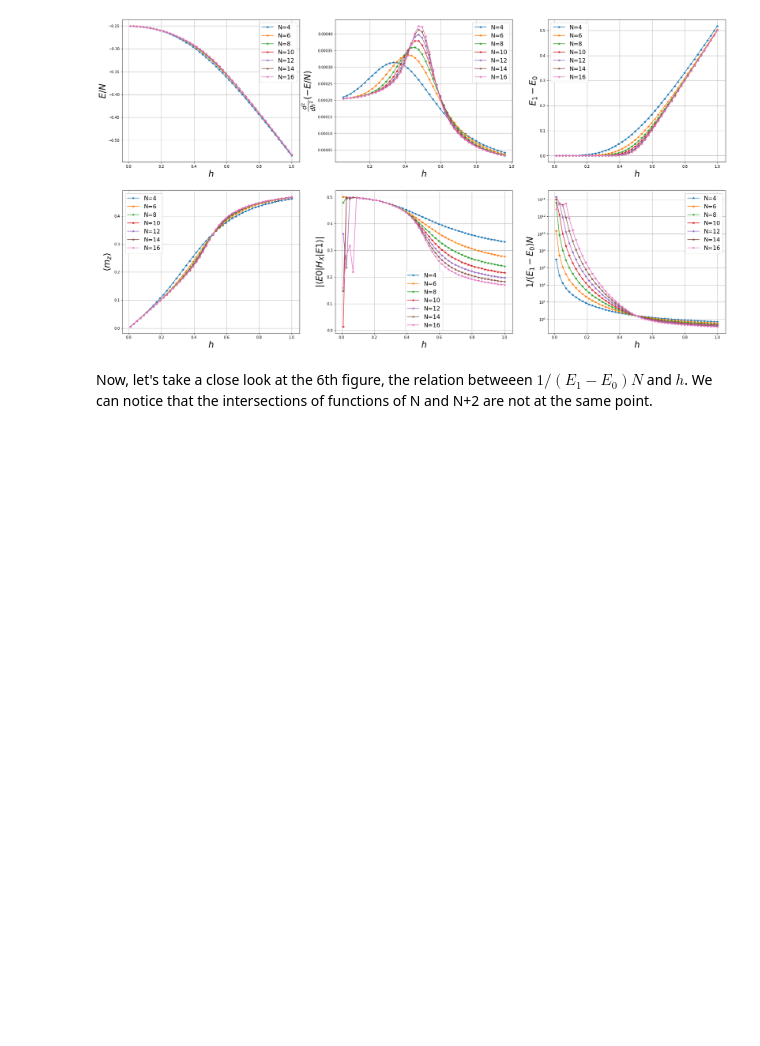
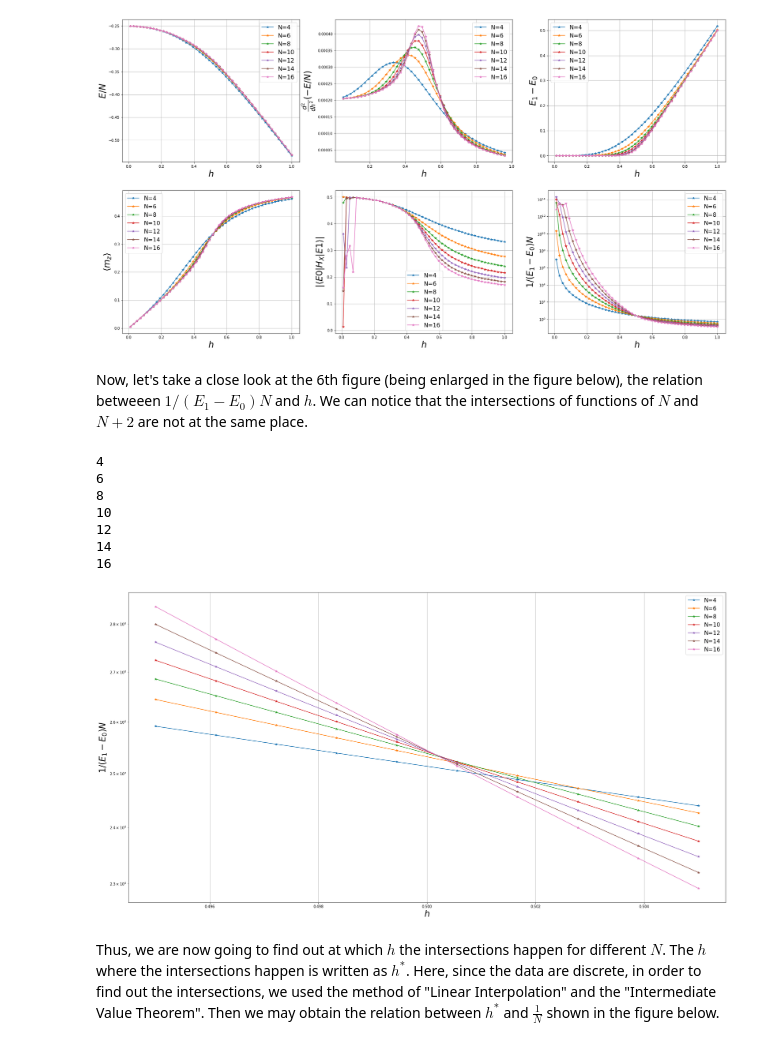
Before and after one commit to kou-yuu-ki/Final-Project-of-Computational-Physics, a Jupyter notebook: First Part__TFIM__The Effect of Various External Bz on its Magnetic Properties.ipynb, the cells around one changed output. Cells and saved outputs as stored; diff of their text form; code cells hidden in the pictures; blank space fills up the shorter version.

```diff
--- a/First Part__TFIM__The Effect of Various External Bz on its Magnetic Properties.ipynb
+++ b/First Part__TFIM__The Effect of Various External Bz on its Magnetic Properties.ipynb
@@ -159,4 +159,45 @@ for N in [4, 6, 8, 10, 12, 14, 16]:
 16
 [figure]
 # %% [markdown]
-Now, let's take a close look at the 6th figure, the relation betweeen $1/(E_1-E_0)N$ and $h$. We can notice that the intersections of functions of N and N+2 are not at the same point.
+Now, let's take a close look at the 6th figure (being enlarged in the figure below), the relation betweeen $1/(E_1-E_0)N$ and $h$. We can notice that the intersections of functions of $N$ and $N+2$ are not at the same place.
+# %%
+fig, ax = plt.subplots(ncols=1, nrows=1, figsize=(10*3,8*2))
+
+for N in [4, 6, 8, 10, 12, 14, 16]:
+    print(N)
+    h = np.linspace(0.495,0.505,10)
+    E0 = np.zeros_like(h)
+    E1 = np.zeros_like(h)
+    mx = np.zeros_like(h)
+    mz = np.zeros_like(h)
+    sparse.csr_matrix(E0)
+    sparse.csr_matrix(E1)
+    sparse.csr_matrix(mx)
+    sparse.csr_matrix(mz)
+
+    for i in range(h.shape[0]):
+        H = -J*Hxx(N)-h[i]*Hz(N)
+        w, v = eigsh(H, 2, which='SA')
+        E0[i] = w[0]
+        E1[i] = w[1]
+        mx[i] = v[:,1]@Hx(N)@v[:,0]/N
+        mz[i] = v[:,0]@Hz(N)@v[:,0]/N
+
+    # xi/L
+    ax.plot(h, 1/((E1-E0)*N), '*-', label='N={}'.format(N))
+    ax.legend(fontsize=16)
+    ax.set_xlabel(r'$h$',fontsize=24)
+    ax.set_ylabel(r'$1/(E_1-E_0)N$',fontsize=24)
+    ax.semilogy()
+    ax.grid()
+# %% [output]
+4
+6
+8
+10
+12
+14
+16
+[figure, added]
+# %% [markdown]
+Thus, we are now going to find out at which $h$ the intersections happen for different $N$. The $h$ where the intersections happen is written as $h^*$. Here, since the data are discrete, in order to find out the intersections, we used the method of "Linear Interpolation" and the "Intermediate Value Theorem". Then we may obtain the relation between $h^*$ and $\frac{1}{N}$ shown in the figure below.
```
Also changed, not shown: parts of 13 cells of this notebook.
